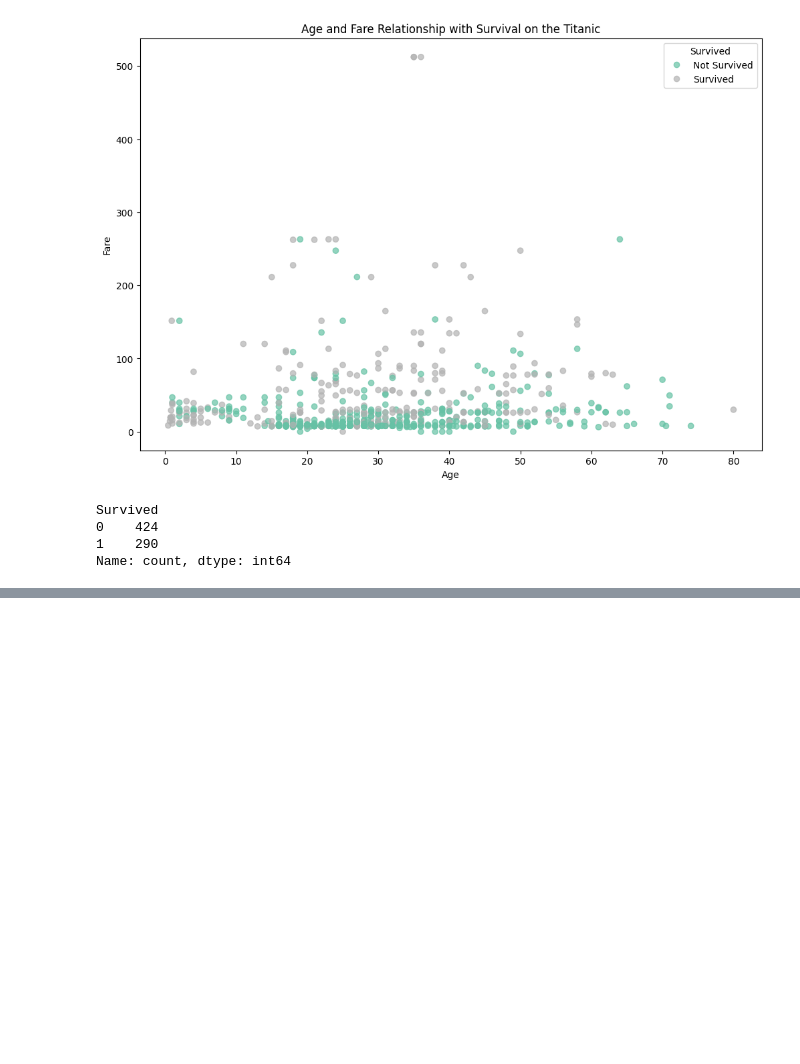
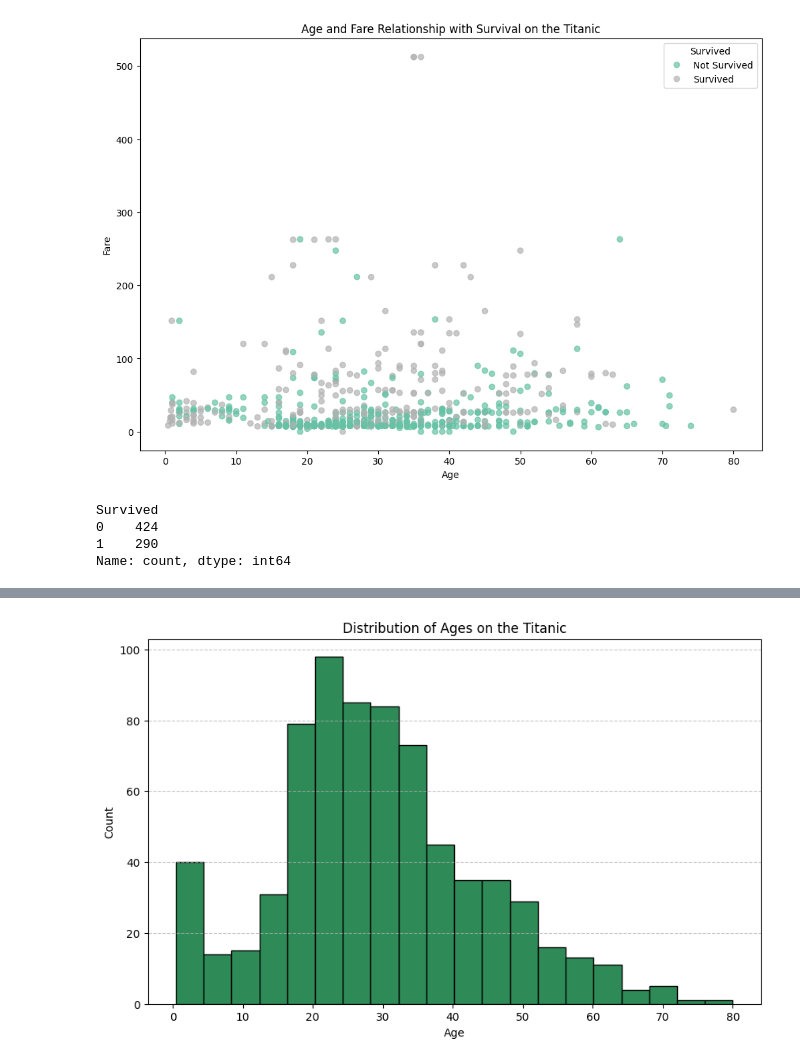
Before and after one commit to Choiwanwoo-03/MachineLearning_CodePractice, a Jupyter notebook: tatanic.ipynb, the cells around one changed output, grey strips where cells are left out. Drawn from its saved outputs; the diff is of its cells as text; code cells hidden in the pictures; blank space fills up the shorter version.

```diff
--- a/tatanic.ipynb
+++ b/tatanic.ipynb
@@ -168,0 +169,6 @@ plt.show()
+# %%
+titanic = pd.read_csv('3.1.titanic.csv')
+print(titanic.info(), '\n')
+
+titanic = titanic.dropna(subset=['Age'])
+print(titanic.info())
@@ -168,0 +193,11 @@ plt.show()
+# %%
+plt.figure(figsize=(10, 6))
+plt.hist(titanic['Age'], bins=20, color='seagreen', edgecolor='black')
+
+plt.xlabel('Age')
+plt.ylabel('Count')
+plt.title('Distribution of Ages on the Titanic')
+plt.grid(axis='y', linestyle='--', alpha=0.7)
+plt.show()
+# %% [output]
+[figure, added]
```
Also changed, not shown: parts of 6 cells of this notebook.
